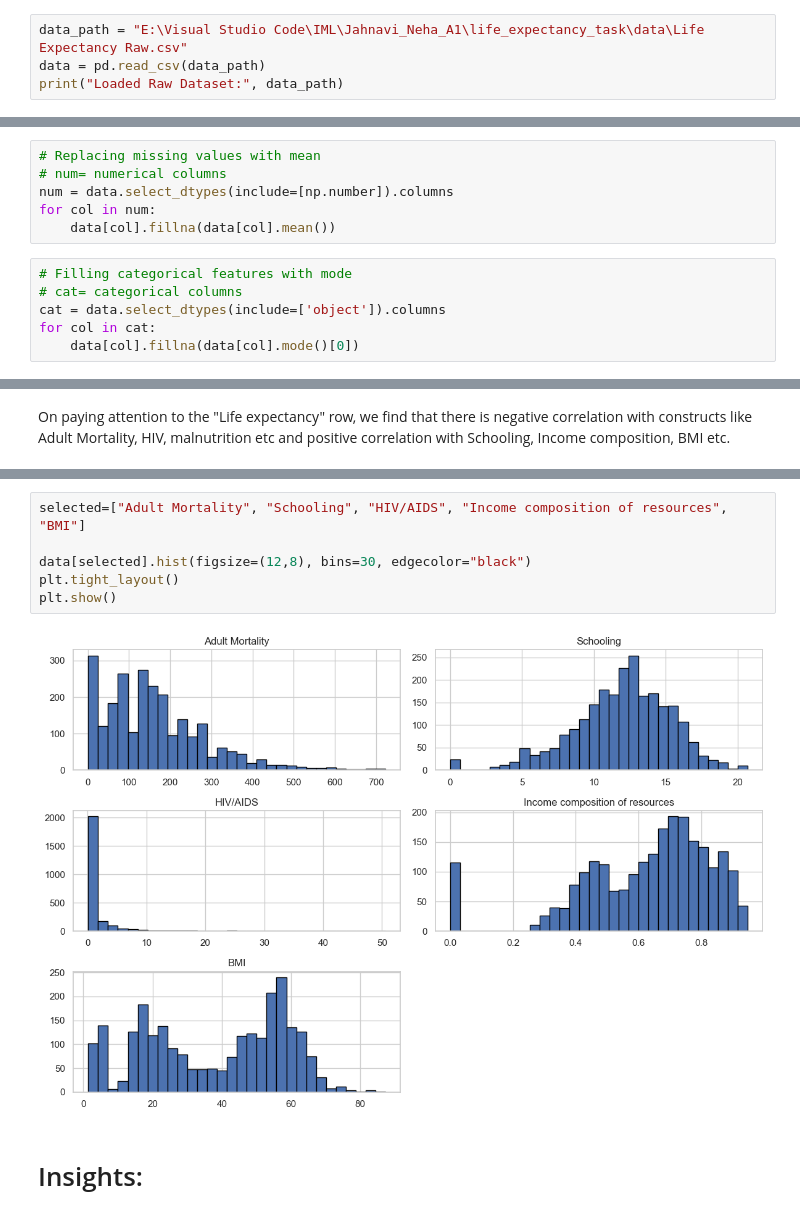
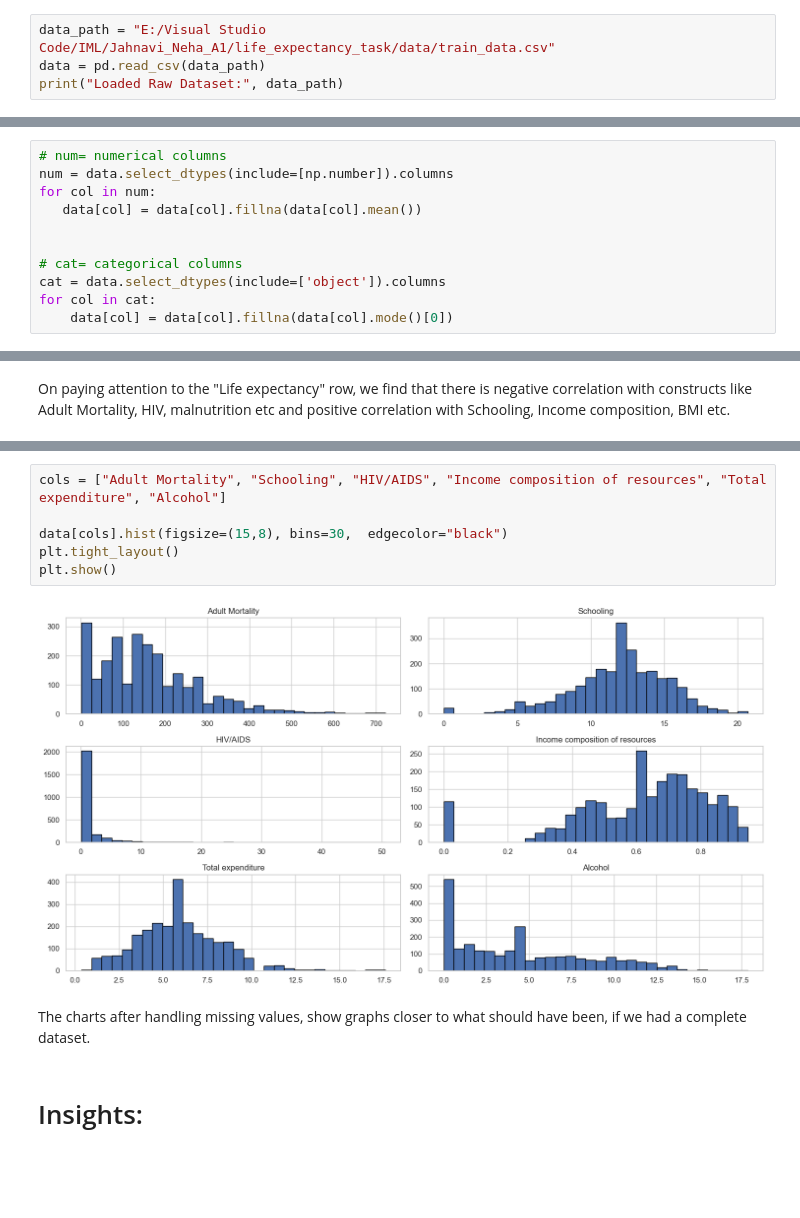
Before and after one commit to jahnavi-agrawal/life_expectancy_task, a Jupyter notebook: notebooks/data_exploration.ipynb, the cells around one changed output, grey strips where cells are left out. Drawn from its saved outputs; the diff is of its cells as text; blank space fills up the shorter version.

```diff
--- a/notebooks/data_exploration.ipynb
+++ b/notebooks/data_exploration.ipynb
@@ -11,7 +11,7 @@ sns.set(style="whitegrid")
 # %% [markdown]
 **Load Dataset:**
 # %%
-data_path = "E:\Visual Studio Code\IML\Jahnavi_Neha_A1\life_expectancy_task\data\Life Expectancy Raw.csv"
+data_path = "E:/Visual Studio Code/IML/Jahnavi_Neha_A1/life_expectancy_task/data/train_data.csv"
 data = pd.read_csv(data_path)
 print("Loaded Raw Dataset:", data_path)
 # %% [output]
@@ -98,12 +143,0 @@ data.shape
-# %%
-# Replacing missing values with mean
-# num= numerical columns
-num = data.select_dtypes(include=[np.number]).columns
-for col in num:
-    data[col].fillna(data[col].mean())
-# %%
-# Filling categorical features with mode
-# cat= categorical columns
-cat = data.select_dtypes(include=['object']).columns
-for col in cat:
-    data[col].fillna(data[col].mode()[0])
@@ -109,0 +146,11 @@ for col in cat:
+# %%
+# num= numerical columns
+num = data.select_dtypes(include=[np.number]).columns
+for col in num:
+   data[col] = data[col].fillna(data[col].mean())
+
+
+# cat= categorical columns
+cat = data.select_dtypes(include=['object']).columns
+for col in cat:
+    data[col] = data[col].fillna(data[col].mode()[0])
@@ -200,11 +294,13 @@ plt.show()
 # %%
-selected=["Adult Mortality", "Schooling", "HIV/AIDS", "Income composition of resources", "BMI"]
+cols = ["Adult Mortality", "Schooling", "HIV/AIDS", "Income composition of resources", "Total expenditure", "Alcohol"]
 
-data[selected].hist(figsize=(12,8), bins=30, edgecolor="black")
+data[cols].hist(figsize=(15,8), bins=30,  edgecolor="black")
 plt.tight_layout()
 plt.show()
 # %% [output]
-[figure, old version]
+[figure, new version]
+# %% [markdown]
+The charts after handling missing values, show graphs closer to what should have been, if we had a complete dataset.
 # %% [markdown]
 # Insights:
 # %% [markdown]
```
Also changed, not shown: parts of 23 cells of this notebook.
